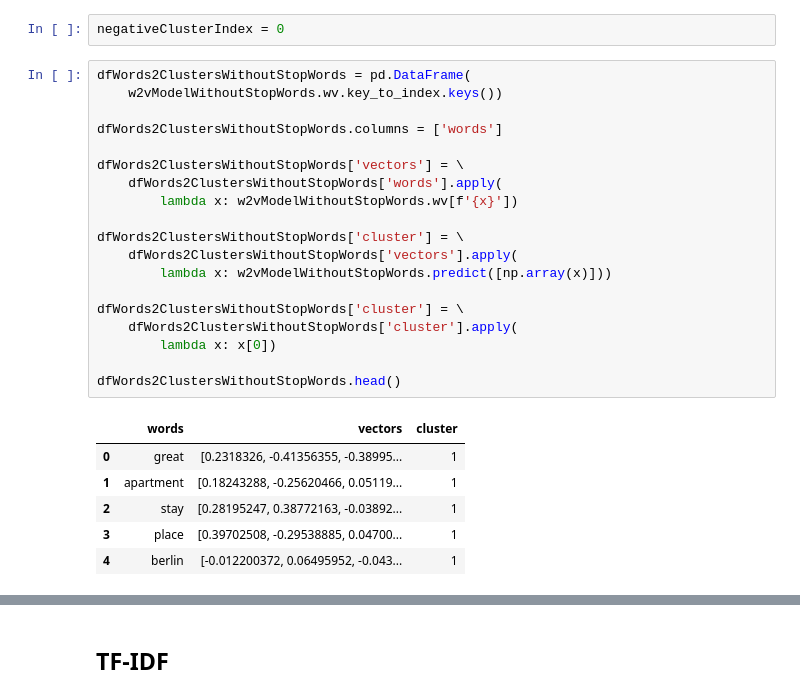
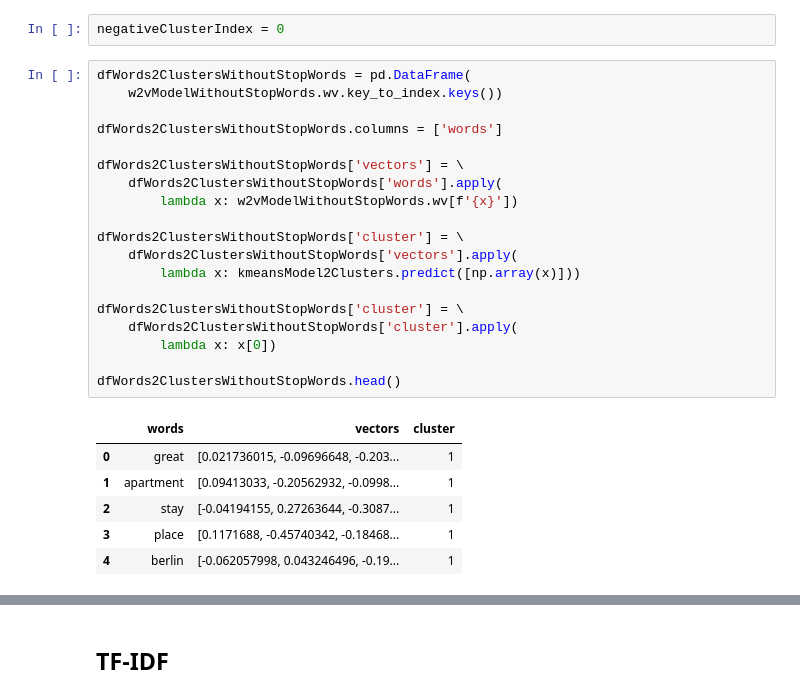
Before and after one commit to lorenzolaino/airbnb-sentiment, a Jupyter notebook: reviews_without_stopwords_analysis.ipynb, the cells around one changed output, grey strips where cells are left out. Cells and saved outputs as stored; diff of their text form.

```diff
--- a/reviews_without_stopwords_analysis.ipynb
+++ b/reviews_without_stopwords_analysis.ipynb
@@ -153,29 +168,29 @@ negativeClusterIndex = 0
 # %%
 dfWords2ClustersWithoutStopWords = pd.DataFrame(
     w2vModelWithoutStopWords.wv.key_to_index.keys())
 
 dfWords2ClustersWithoutStopWords.columns = ['words']
 
 dfWords2ClustersWithoutStopWords['vectors'] = \
     dfWords2ClustersWithoutStopWords['words'].apply(
         lambda x: w2vModelWithoutStopWords.wv[f'{x}'])
 
 dfWords2ClustersWithoutStopWords['cluster'] = \
     dfWords2ClustersWithoutStopWords['vectors'].apply(
-        lambda x: w2vModelWithoutStopWords.predict([np.array(x)]))
+        lambda x: kmeansModel2Clusters.predict([np.array(x)]))
 
 dfWords2ClustersWithoutStopWords['cluster'] = \
     dfWords2ClustersWithoutStopWords['cluster'].apply(
         lambda x: x[0])
 
 dfWords2ClustersWithoutStopWords.head()
 # %% [output]
 |  | words | vectors | cluster |
-| 0 | great | [0.2318326, -0.41356355, -0.38995... | 1 |
-| 1 | apartment | [0.18243288, -0.25620466, 0.05119... | 1 |
-| 2 | stay | [0.28195247, 0.38772163, -0.03892... | 1 |
-| 3 | place | [0.39702508, -0.29538885, 0.04700... | 1 |
-| 4 | berlin | [-0.012200372, 0.06495952, -0.043... | 1 |
+| 0 | great | [0.021736015, -0.09696648, -0.203... | 1 |
+| 1 | apartment | [0.09413033, -0.20562932, -0.0998... | 1 |
+| 2 | stay | [-0.04194155, 0.27263644, -0.3087... | 1 |
+| 3 | place | [0.1171688, -0.45740342, -0.18468... | 1 |
+| 4 | berlin | [-0.062057998, 0.043246496, -0.19... | 1 |
 # %%
 dfWords2ClustersWithoutStopWords['cluster_value'] = [
     -1 if i==negativeClusterIndex else 1
```
Also changed, not shown: parts of 23 cells of this notebook.
